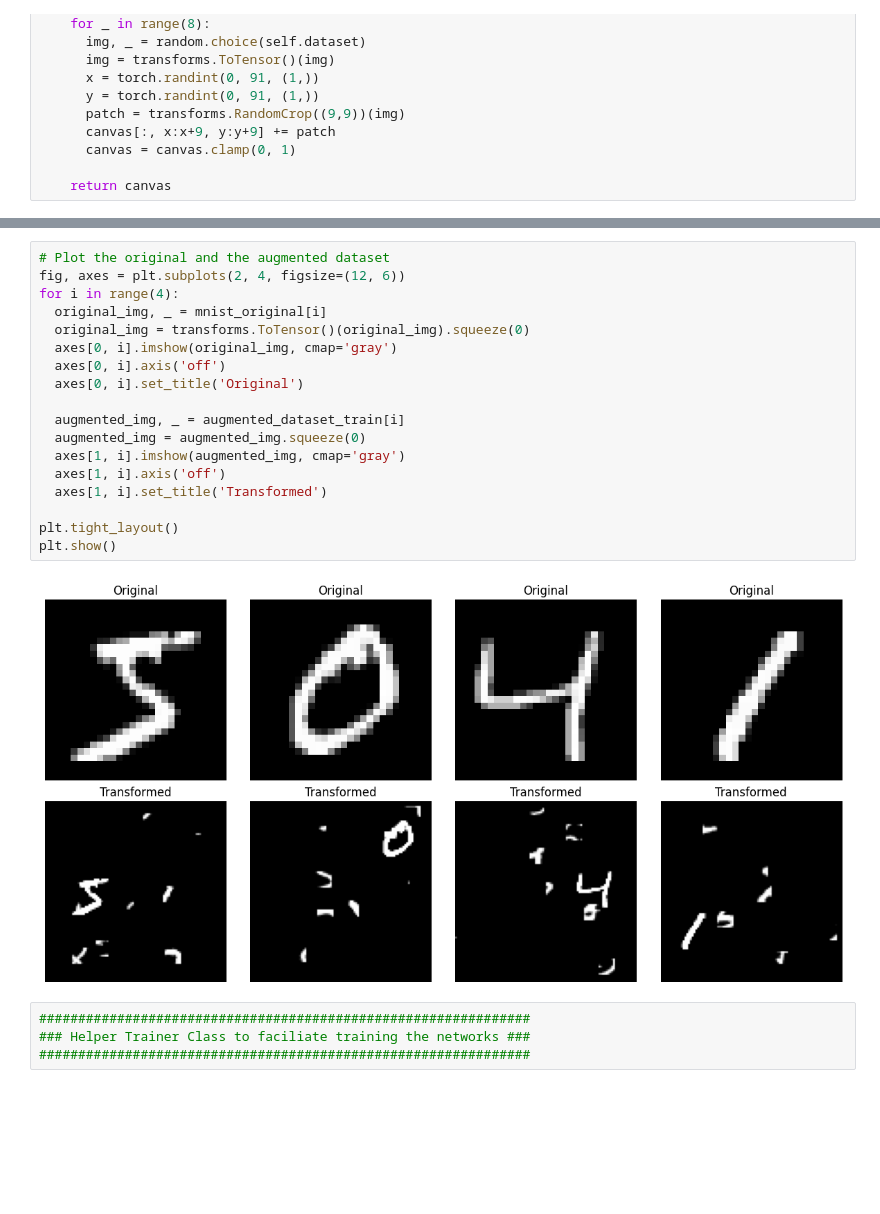
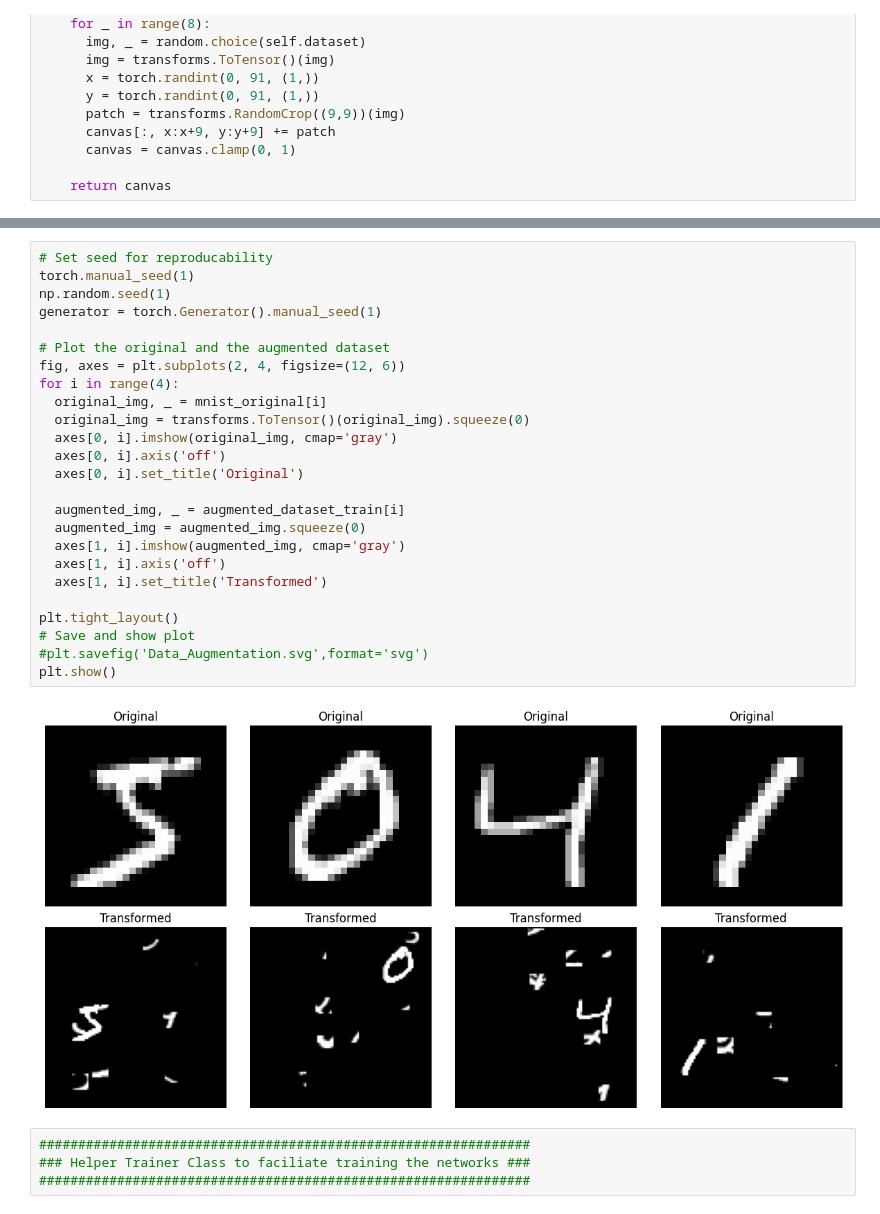
Before and after one commit to jedlito/jedlito, a Jupyter notebook: thesis.ipynb, the cells around one changed output, grey strips where cells are left out. Saved outputs shown, nothing was run; the diff lists cells and outputs as text; blank space fills up the shorter version.

```diff
--- a/thesis.ipynb
+++ b/thesis.ipynb
@@ -197,23 +219,30 @@ mnist_test_loader = torch.utils.data.DataLoader(dataset=mnist_dataset_test, batc
 # %%
+# Set seed for reproducability
+torch.manual_seed(1)
+np.random.seed(1)
+generator = torch.Generator().manual_seed(1)
+
 # Plot the original and the augmented dataset
 fig, axes = plt.subplots(2, 4, figsize=(12, 6))
 for i in range(4):
   original_img, _ = mnist_original[i]
   original_img = transforms.ToTensor()(original_img).squeeze(0)
   axes[0, i].imshow(original_img, cmap='gray')
   axes[0, i].axis('off')
   axes[0, i].set_title('Original')
 
   augmented_img, _ = augmented_dataset_train[i]
   augmented_img = augmented_img.squeeze(0)
   axes[1, i].imshow(augmented_img, cmap='gray')
   axes[1, i].axis('off')
   axes[1, i].set_title('Transformed')
 
 plt.tight_layout()
+# Save and show plot
+#plt.savefig('Data_Augmentation.svg',format='svg')
 plt.show()
 # %% [output]
-[figure, old version]
+[figure, new version]
 # %%
 ###############################################################
 ### Helper Trainer Class to faciliate training the networks ###
```
Also changed, not shown: parts of 38 cells of this notebook.
